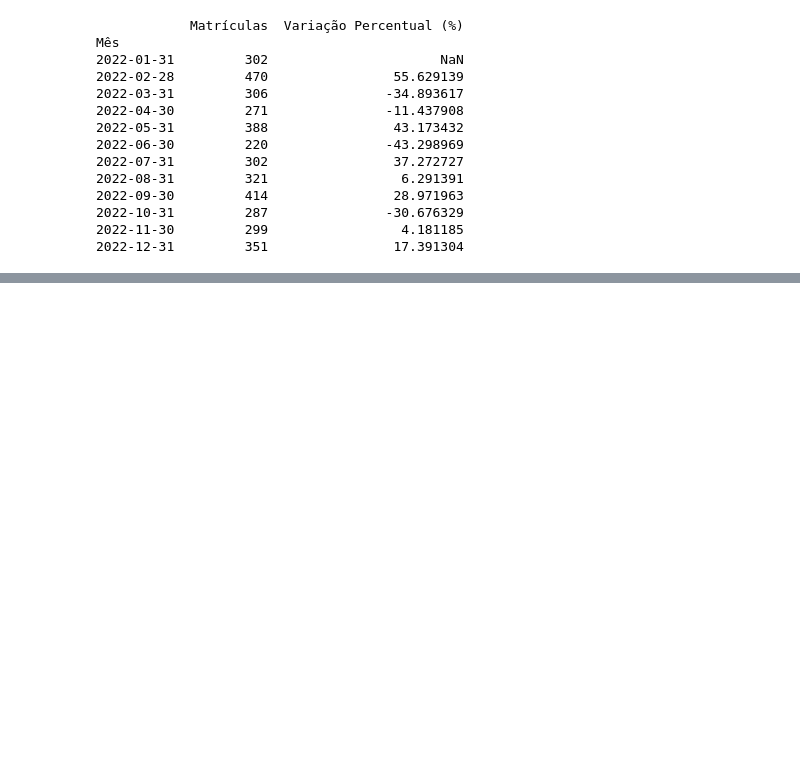
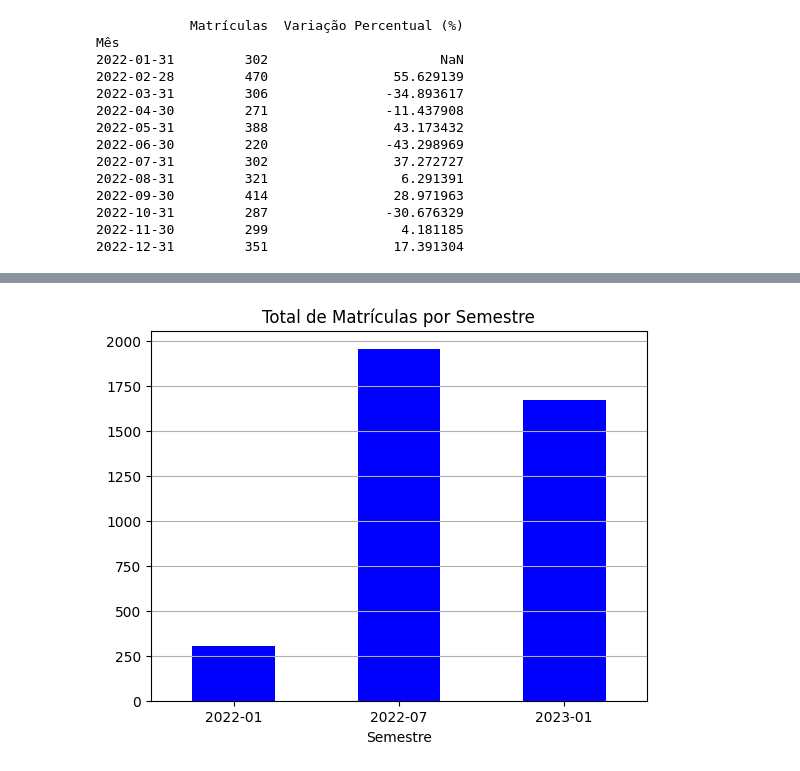
Before and after one commit to Gustavo-Rodrigue/Analise_Dados_Aula, a Jupyter notebook: aula/analise.ipynb, the cells around one changed output, grey strips where cells are left out. Cells and saved outputs as stored; diff of their text form; code cells hidden in the pictures; blank space fills up the shorter version.

```diff
--- a/aula/analise.ipynb
+++ b/aula/analise.ipynb
@@ -217,0 +283,14 @@ tabela_variacao = pd.DataFrame({
+# %%
+df = pd.read_excel("dados_matriculas.xlsx", parse_dates=["Mês"])
+df.set_index("Mês", inplace=True)
+# %%
+semestral = df["Matrículas"].resample("6ME").sum()
+semestral.index = semestral.index.strftime("%Y-%m")
+semestral.plot(kind='bar', color='Blue')
+plt.title("Total de Matrículas por Semestre")
+plt.xlabel("Semestre")
+plt.xticks(rotation=0)
+plt.grid(axis='y')
+plt.show()
+# %% [output]
+[figure, added]
```
Also changed, not shown: parts of 6 cells of this notebook, 1 other file.
